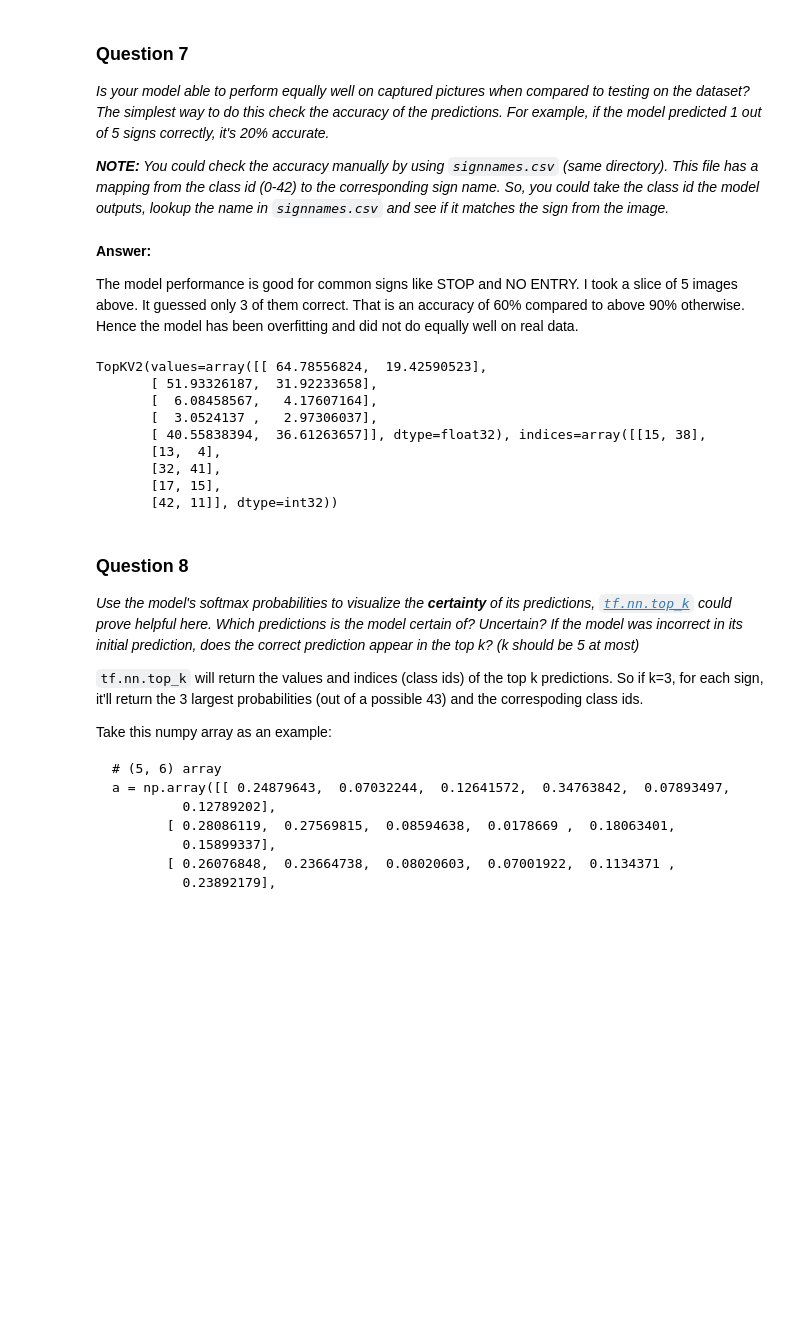
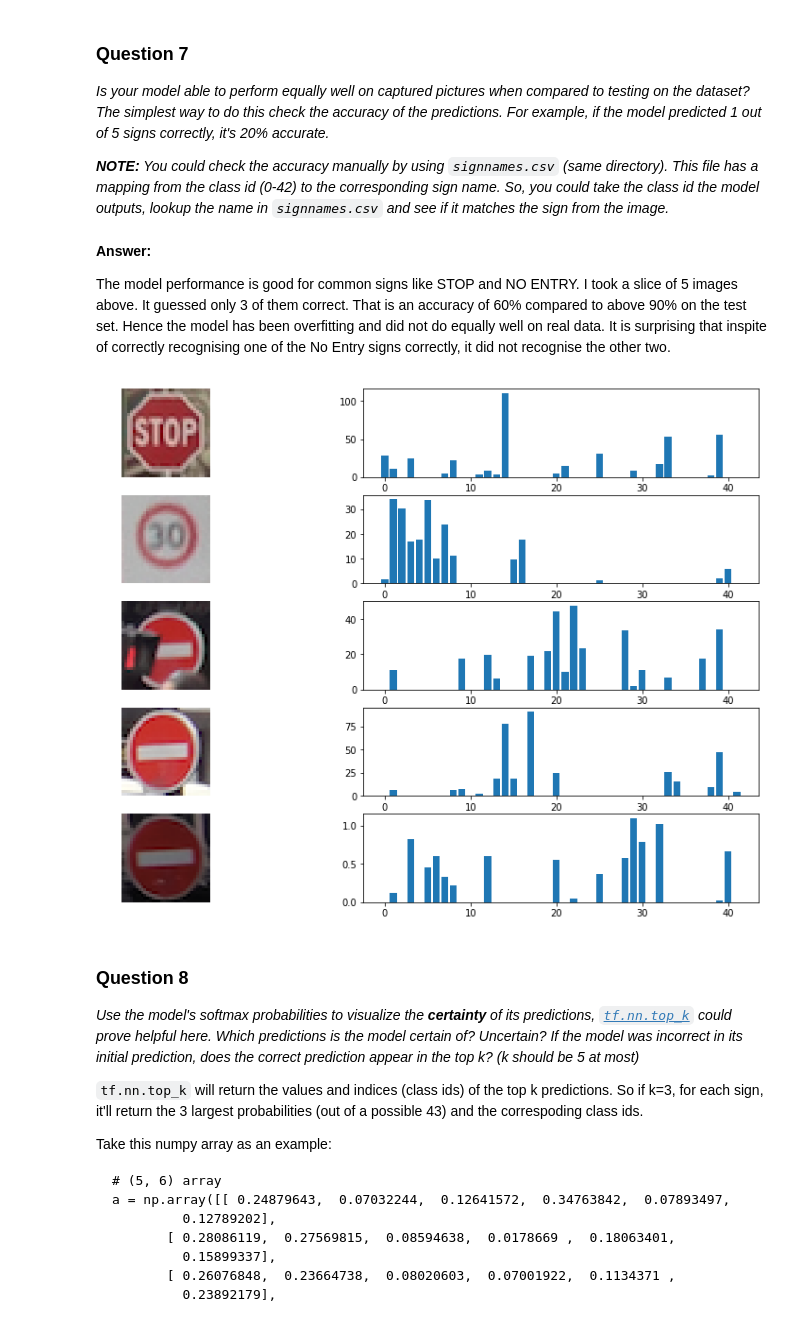
Before and after one commit to 361793842/CarND-Traffic-Sign-Classifier-Project, a Jupyter notebook: Traffic_Sign_Classifier.ipynb, the cells around one changed output. Saved outputs shown, nothing was run; the diff lists cells and outputs as text; code cells hidden in the pictures; blank space fills up the shorter version.

```diff
--- a/Traffic_Sign_Classifier.ipynb
+++ b/Traffic_Sign_Classifier.ipynb
@@ -545,8 +553,8 @@ I found around 36 image in my personal photo library where I had photos of the r
 ### Run the predictions here.
 ### Feel free to use as many code cells as needed.
 
-original_five = own_images[24:29]
-sample_five = own_images_normalized[24:29]
+original_five = own_images[0:5]
+sample_five = own_images_normalized[0:5]
 
 with tf.Session() as sess:
     saver.restore(sess, tf.train.latest_checkpoint('.'))
@@ -576,27 +584,27 @@ _**NOTE:** You could check the accuracy manually by using `signnames.csv` (same
 # %% [markdown]
 **Answer:**
 
-The model performance is good for common signs like STOP and NO ENTRY. I took a slice of 5 images above. It guessed only 3 of them correct. That is an accuracy of 60% compared to above 90% otherwise. Hence the model has been overfitting and did not do equally well on real data.
+The model performance is good for common signs like STOP and NO ENTRY. I took a slice of 5 images above. It guessed only 3 of them correct. That is an accuracy of 60% compared to above 90% on the test set. Hence the model has been overfitting and did not do equally well on real data. It is surprising that inspite of correctly recognising one of the No Entry signs correctly, it did not recognise the other two.
 # %%
 ### Visualize the softmax probabilities here.
 ### Feel free to use as many code cells as needed.
 
-top_k_operation = tf.nn.top_k(logits, 2)
+top_k_operation = tf.nn.top_k(logits, 42)
 
 with tf.Session() as sess:
     saver.restore(sess, tf.train.latest_checkpoint('.'))
     top_k_output = sess.run(top_k_operation, feed_dict={x: sample_five})
-    print(top_k_output)
+
+    fig, axs = plt.subplots(5, 2, figsize=(15, 10))
+    fig.subplots_adjust(hspace = .2, wspace=.001)
+    axs = axs.ravel()
+    for i, top_k_indices, top_k_values, image in zip(range(0, 10, 2), top_k_output.indices, top_k_output.values, original_five):
+        axs[i].axis('off')
+        axs[i].imshow(image)
+
+        axs[i+1].bar(top_k_indices, top_k_values)
 # %% [output]
-TopKV2(values=array([[ 64.78556824,  19.42590523],
-       [ 51.93326187,  31.92233658],
-       [  6.08458567,   4.17607164],
-       [  3.0524137 ,   2.97306037],
-       [ 40.55838394,  36.61263657]], dtype=float32), indices=array([[15, 38],
-       [13,  4],
-       [32, 41],
-       [17, 15],
-       [42, 11]], dtype=int32))
+[figure, added]
 # %% [markdown]
 ### Question 8
 
```
Also changed, not shown: parts of 12 cells of this notebook, 1 other file.
